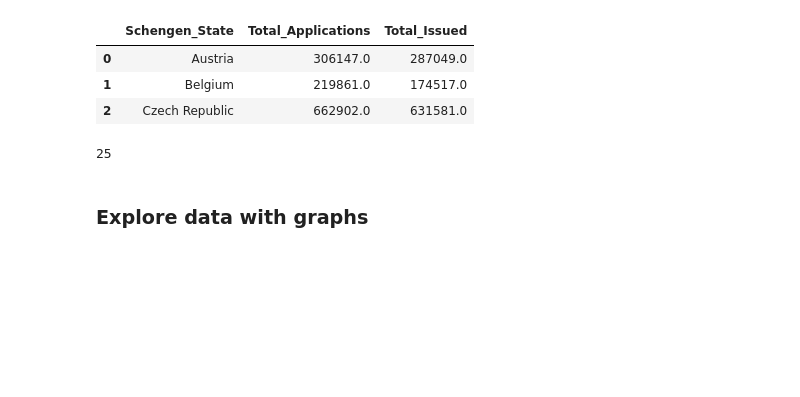
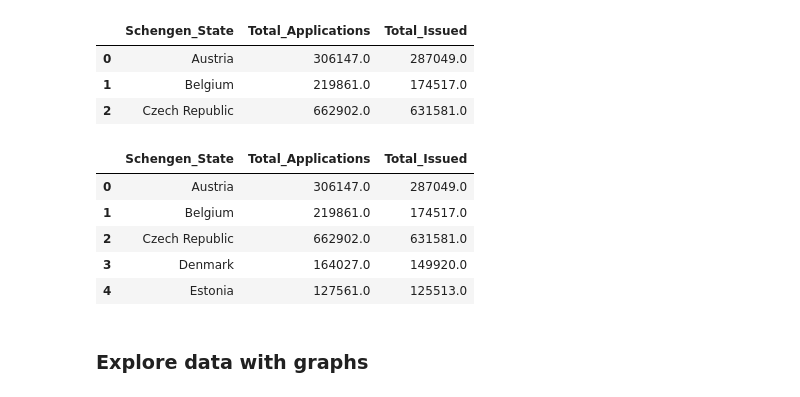
Before and after one commit to hannahlyon/schengen-visa-issuance-statistics, a Jupyter notebook: eda.ipynb, the cells around one changed output. Cells and saved outputs as stored; diff of their text form; code cells hidden in the pictures; blank space fills up the shorter version.

```diff
--- a/eda.ipynb
+++ b/eda.ipynb
@@ -54,7 +54,12 @@ proportions2018.head(3)
 | 0 | Austria | 306147.0 | 287049.0 |
 | 1 | Belgium | 219861.0 | 174517.0 |
 | 2 | Czech Republic | 662902.0 | 631581.0 |
-# %%
-len(proportions2018['Schengen_State'].unique())
-# %% [output]
-25
+# %%
+proportions2018.head(5)
+# %% [output]
+|  | Schengen_State | Total_Applications | Total_Issued |
+| 0 | Austria | 306147.0 | 287049.0 |
+| 1 | Belgium | 219861.0 | 174517.0 |
+| 2 | Czech Republic | 662902.0 | 631581.0 |
+| 3 | Denmark | 164027.0 | 149920.0 |
+| 4 | Estonia | 127561.0 | 125513.0 |
```
Also changed, not shown: parts of 3 cells of this notebook.
